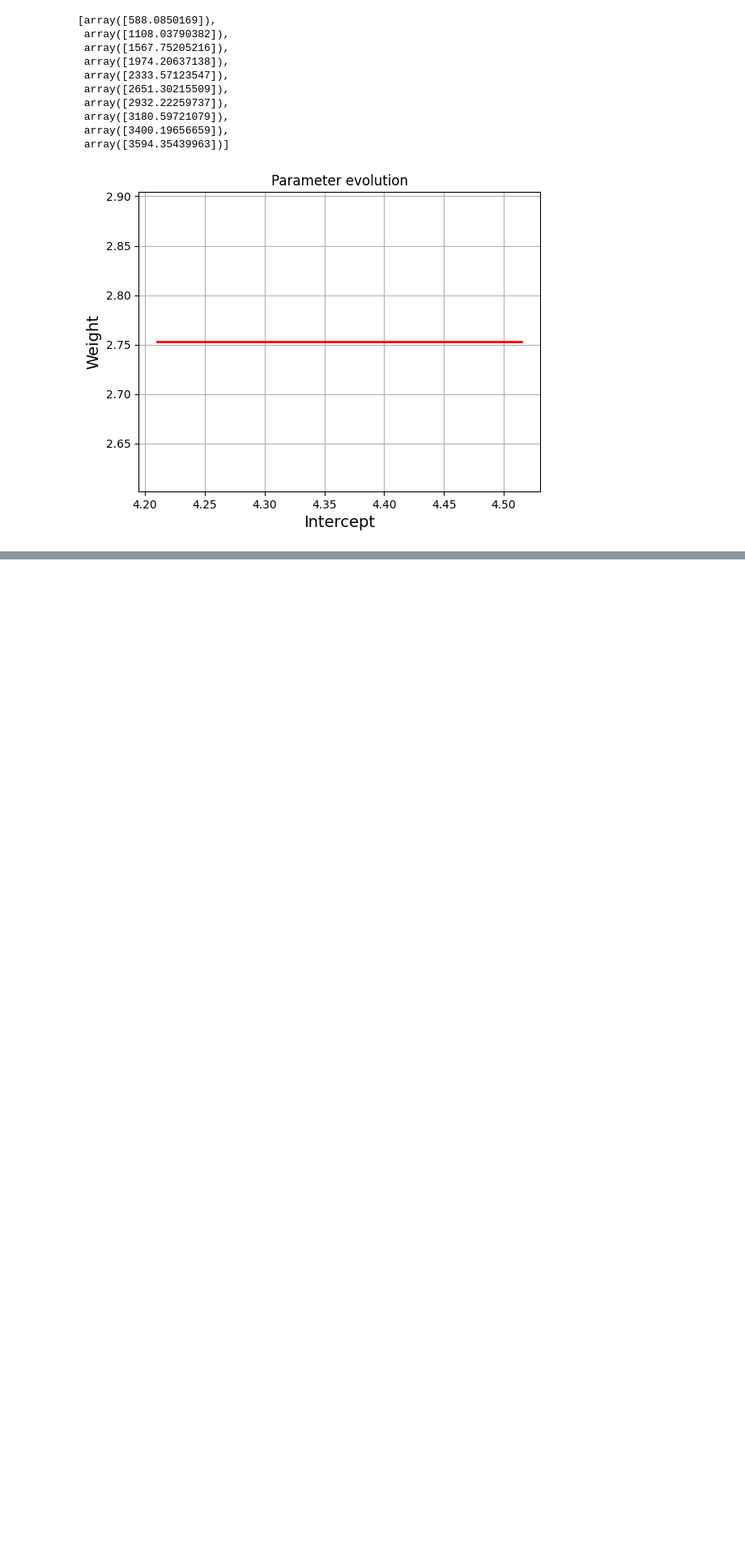
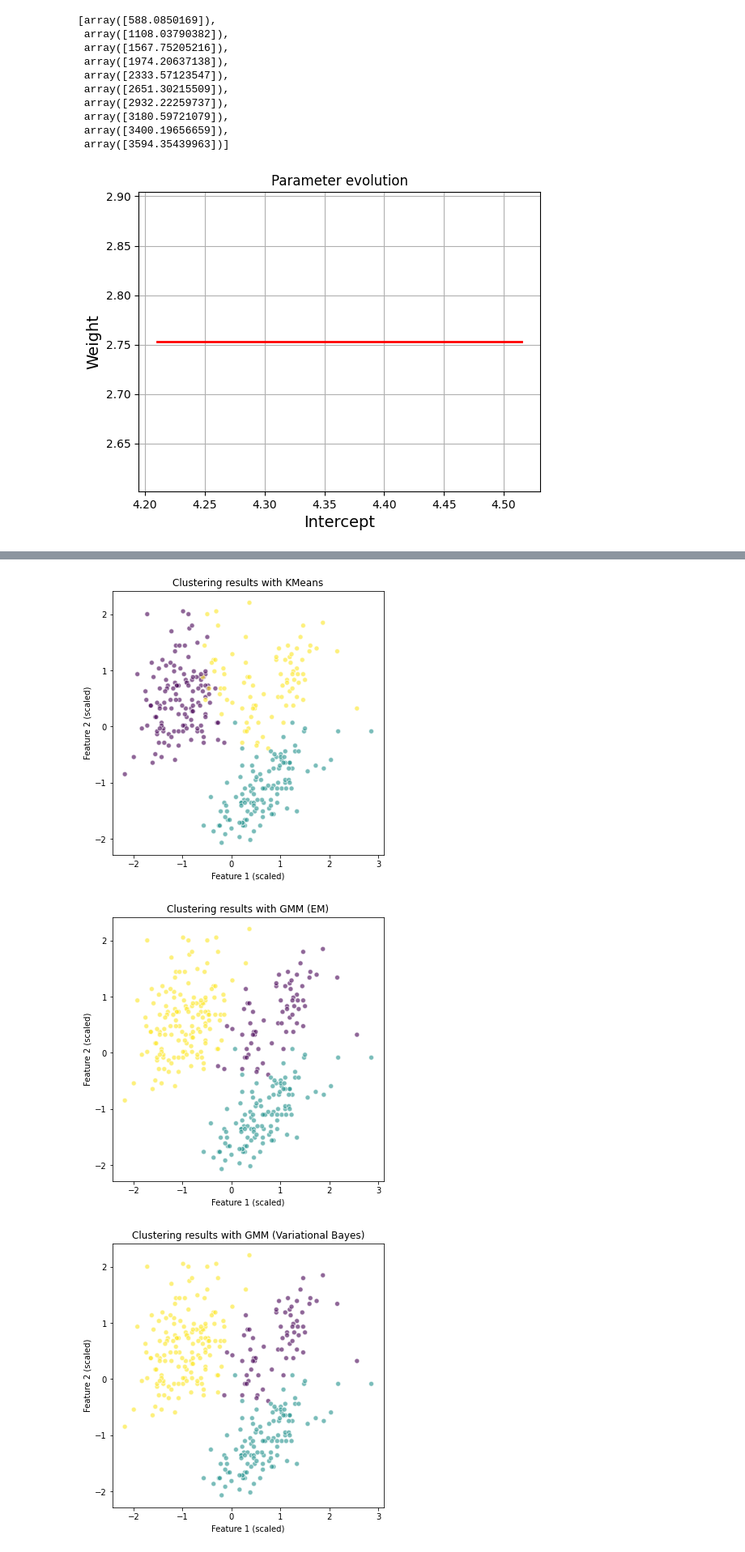
Before and after one commit to 892nske/qiita, a Jupyter notebook: 1_linear_regression/lr2.ipynb, the cells around one changed output, grey strips where cells are left out. Shown at 81% size. Saved outputs shown, nothing was run; the diff lists cells and outputs as text; code cells hidden in the pictures; blank space fills up the shorter version.

```diff
--- a/1_linear_regression/lr2.ipynb
+++ b/1_linear_regression/lr2.ipynb
@@ -175,0 +202,43 @@ plt.show()
+# %%
+import seaborn as sns
+import numpy as np
+import matplotlib.pyplot as plt
+from sklearn.preprocessing import StandardScaler
+from sklearn.cluster import KMeans
+from sklearn.mixture import GaussianMixture
+from sklearn.mixture import BayesianGaussianMixture
+
+# データをロード
+penguins = sns.load_dataset('penguins').dropna()
+
+# 'species'列を除くすべての数値列を使用
+numeric_columns = penguins.select_dtypes(include=['float64', 'int64']).columns
+numeric_penguins = penguins[numeric_columns]
+
+# データを標準化
+scaler = StandardScaler()
+penguins_scaled = scaler.fit_transform(numeric_penguins)
+
+# クラスタリング手法の設定
+clustering_algorithms = {
+    'KMeans': KMeans(n_clusters=3, random_state=0),
+    'GMM (EM)': GaussianMixture(n_components=3, random_state=0),
+    'GMM (Variational Bayes)': BayesianGaussianMixture(n_components=3, random_state=0)
+}
+
+# 各手法でクラスタリングを実行し、結果をプロット
+for i, (name, algorithm) in enumerate(clustering_algorithms.items()):
+    # クラスタリングを実行
+    y_pred = algorithm.fit_predict(penguins_scaled)
+
+    # プロット
+    plt.figure(i, figsize=(6, 6))
+    scatter = plt.scatter(penguins_scaled[:, 0], penguins_scaled[:, 1], c=y_pred, alpha=0.6, edgecolors='w')
+    plt.xlabel('Feature 1 (scaled)')
+    plt.ylabel('Feature 2 (scaled)')
+    plt.title(f'Clustering results with {name}')
+    plt.show()
+# %% [output]
+[figure, added]
+[figure, added]
+[figure, added]
```
Also changed, not shown: parts of 1 cell of this notebook, 1 other file.
